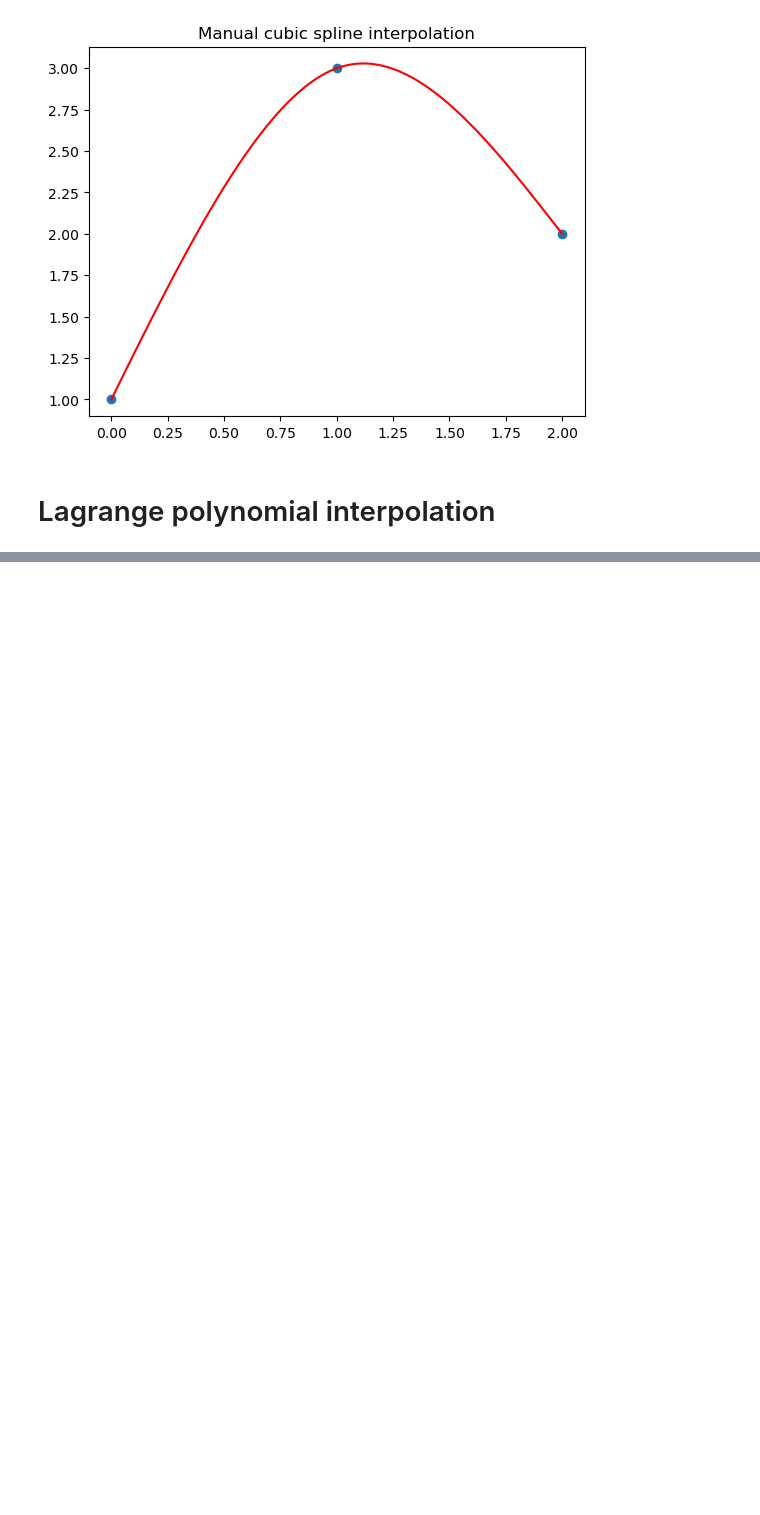
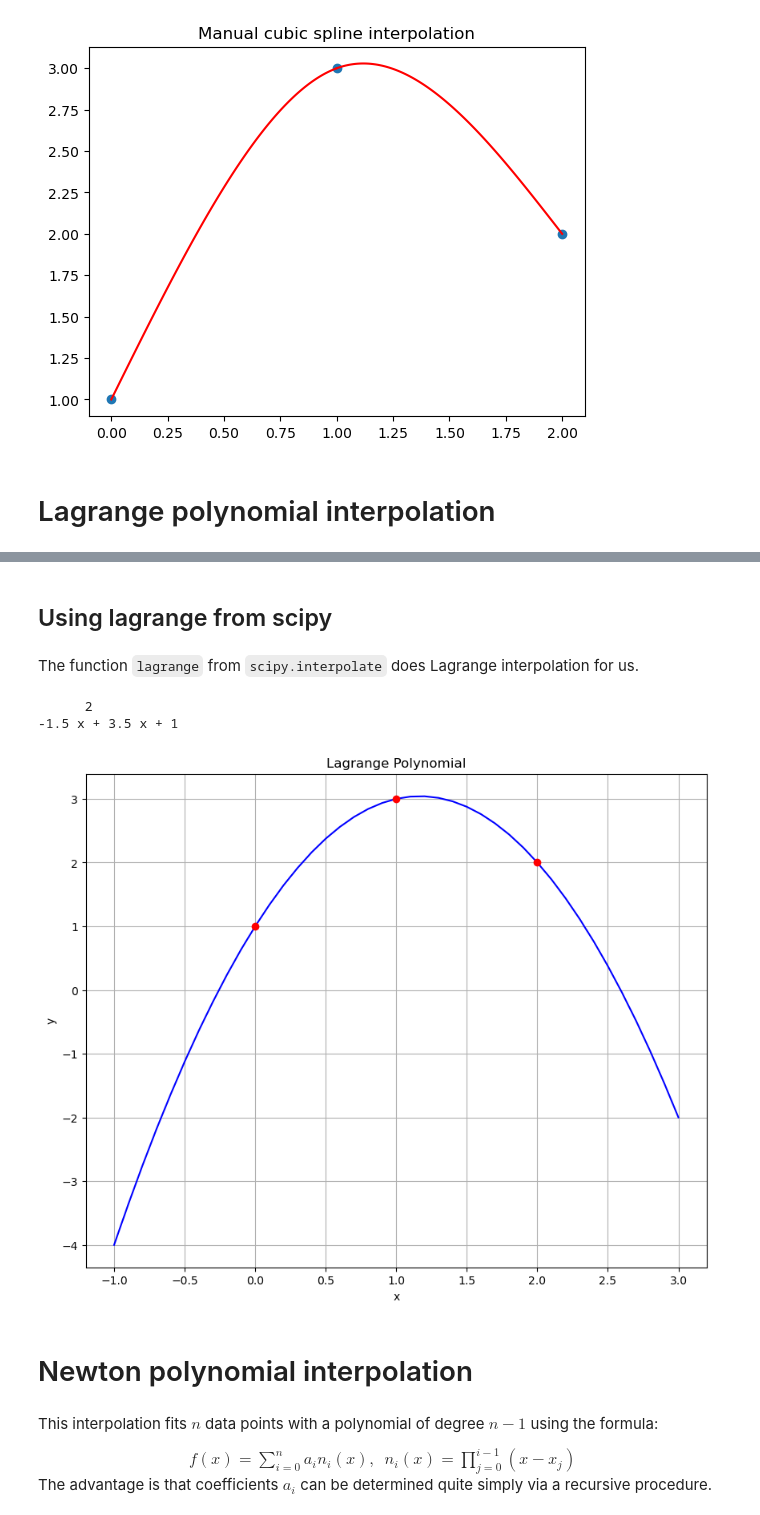
Before and after one commit to nicolopr/Notes-Numerics, a Jupyter notebook: 17 - Interpolation.ipynb, the cells around one changed output, grey strips where cells are left out. Drawn from its saved outputs; the diff is of its cells as text; code cells hidden in the pictures; blank space fills up the shorter version.

```diff
--- a/17 - Interpolation.ipynb
+++ b/17 - Interpolation.ipynb
@@ -145,0 +184,29 @@ plt.show()
+# %% [markdown]
+## Using lagrange from scipy
+# %% [markdown]
+The function `lagrange` from `scipy.interpolate` does Lagrange interpolation for us.
+# %%
+from scipy.interpolate import lagrange
+x = [0, 1, 2]
+y = [1, 3, 2]
+f = lagrange(x, y)
+print(f) #lagrange polynomial corresponding to our data
+# %% [output]
+      2
+-1.5 x + 3.5 x + 1
+# %%
+fig = plt.figure(figsize = (10,8))
+plt.plot(x_new, f(x_new), 'b', x, y, 'ro')
+plt.title('Lagrange Polynomial')
+plt.grid()
+plt.xlabel('x')
+plt.ylabel('y')
+plt.show()
+# %% [output]
+[figure, added]
+# %% [markdown]
+# Newton polynomial interpolation
+# %% [markdown]
+This interpolation fits $n$ data points with a polynomial of degree $n-1$ using the formula:
+<center> $f(x)=\sum_{i=0}^n a_i n_i(x),\,\,\,n_i(x)=\prod_{j=0}^{i-1} (x-x_j)$</center>
+The advantage is that coefficients $a_i$ can be determined quite simply via a recursive procedure.
```
Also changed, not shown: parts of 20 cells of this notebook, 1 other file.
